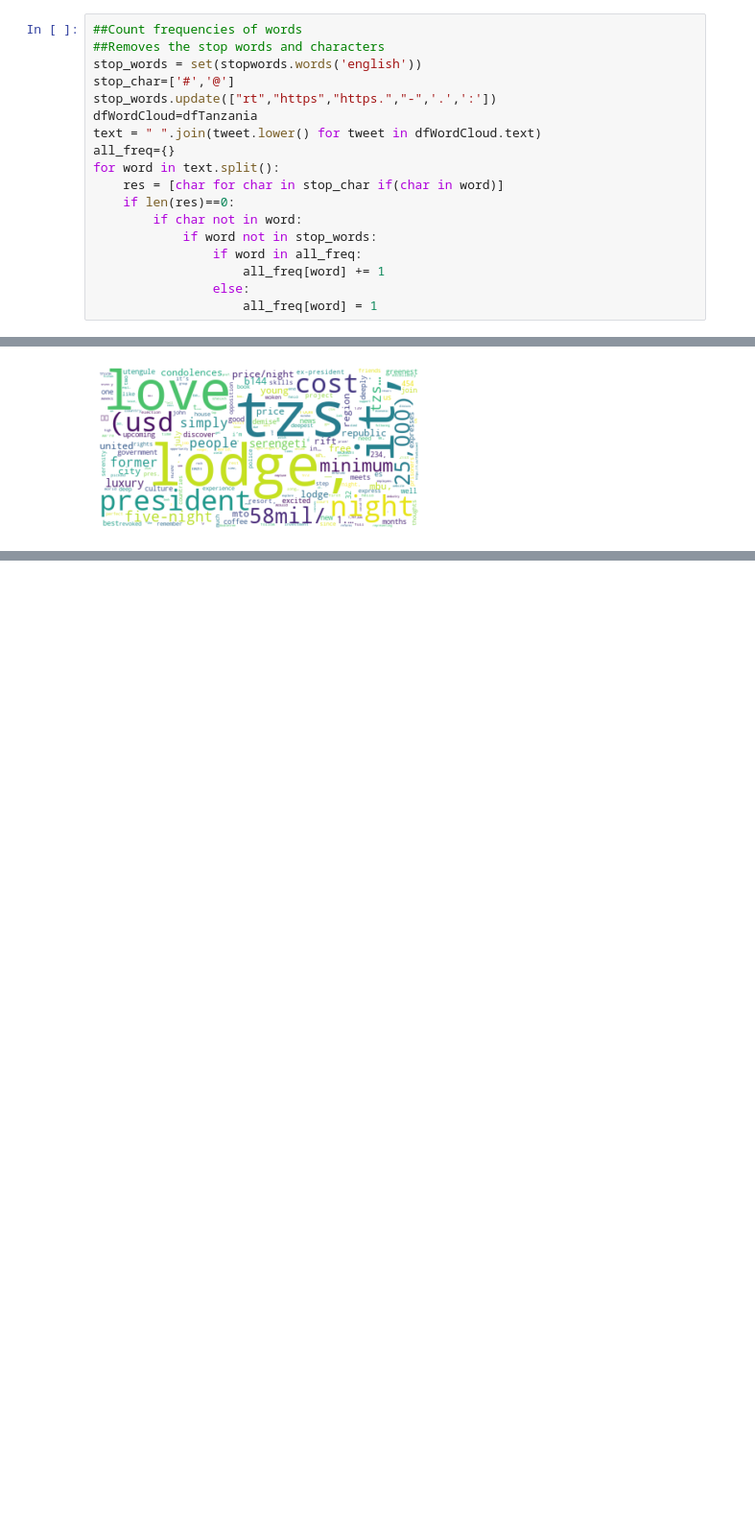
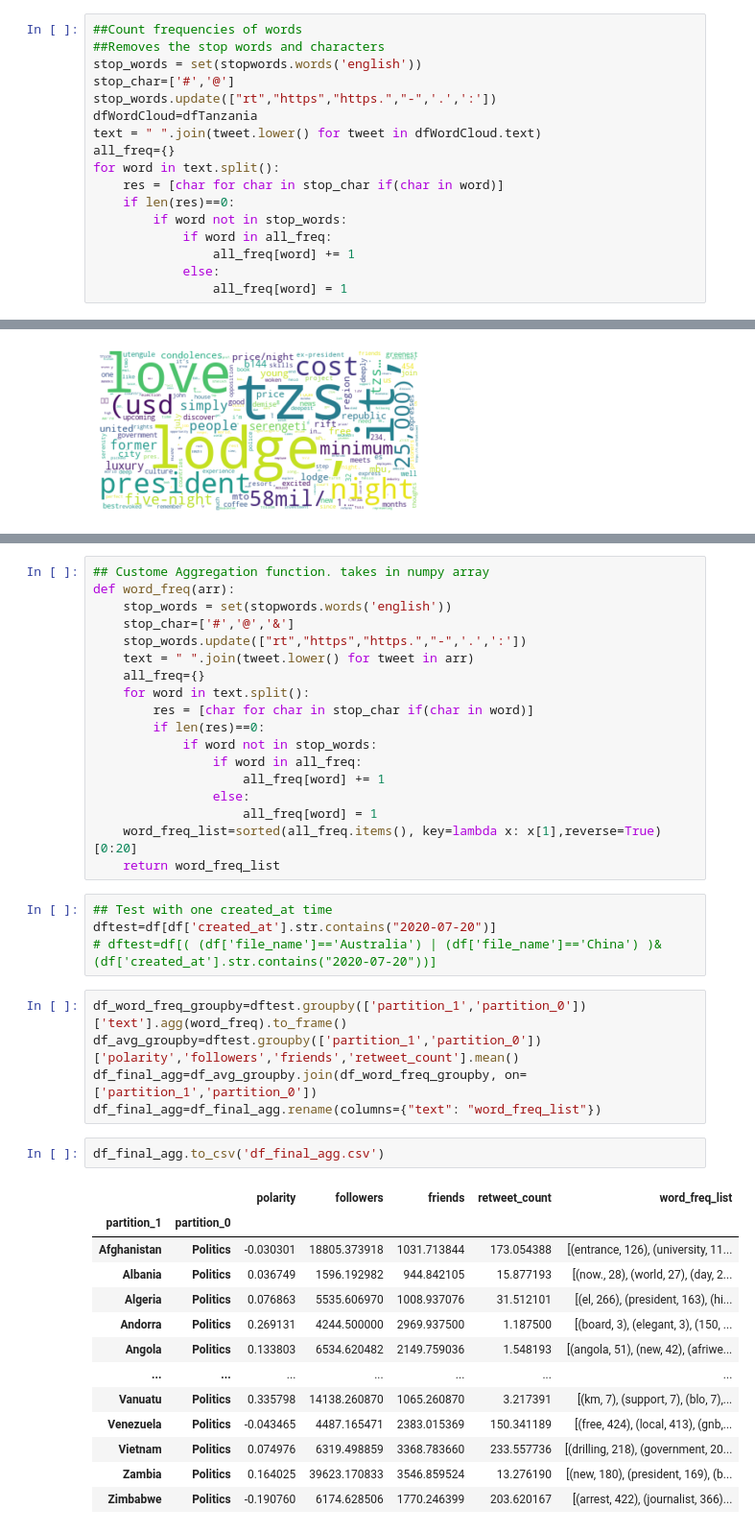
Before and after one commit to wjia26/twitter-sentiment-analysis, a Jupyter notebook: WordCloudAnalysis.ipynb, the cells around one changed output, grey strips where cells are left out. Shown: that part at 96% size. Drawn from its saved outputs; the diff is of its cells as text; blank space fills up the shorter version.

Commit message:
Finished off Aggregation function - will need integrate with Athena

```diff
--- a/WordCloudAnalysis.ipynb
+++ b/WordCloudAnalysis.ipynb
@@ -48,12 +67,11 @@ all_freq={}
 for word in text.split():
     res = [char for char in stop_char if(char in word)]
     if len(res)==0:
-        if char not in word:
-            if word not in stop_words:
-                if word in all_freq:
-                    all_freq[word] += 1
-                else:
-                    all_freq[word] = 1
+        if word not in stop_words:
+            if word in all_freq:
+                all_freq[word] += 1
+            else:
+                all_freq[word] = 1
 # %%
 s = pd.Series(all_freq, name='count')
 s.index.name = 'word'
@@ -83,0 +107,43 @@ plt.show()
+# %%
+## Custome Aggregation function. takes in numpy array
+def word_freq(arr):
+    stop_words = set(stopwords.words('english'))
+    stop_char=['#','@','&']
+    stop_words.update(["rt","https","https.","-",'.',':'])
+    text = " ".join(tweet.lower() for tweet in arr)
+    all_freq={}
+    for word in text.split():
+        res = [char for char in stop_char if(char in word)]
+        if len(res)==0:
+            if word not in stop_words:
+                if word in all_freq:
+                    all_freq[word] += 1
+                else:
+                    all_freq[word] = 1
+    word_freq_list=sorted(all_freq.items(), key=lambda x: x[1],reverse=True)[0:20]
+    return word_freq_list
+# %%
+## Test with one created_at time
+dftest=df[df['created_at'].str.contains("2020-07-20")]
+# dftest=df[( (df['file_name']=='Australia') | (df['file_name']=='China') )& (df['created_at'].str.contains("2020-07-20"))]
+# %%
+df_word_freq_groupby=dftest.groupby(['partition_1','partition_0'])['text'].agg(word_freq).to_frame()
+df_avg_groupby=dftest.groupby(['partition_1','partition_0'])['polarity','followers','friends','retweet_count'].mean()
+df_final_agg=df_avg_groupby.join(df_word_freq_groupby, on=['partition_1','partition_0'])
+df_final_agg=df_final_agg.rename(columns={"text": "word_freq_list"})
+# %%
+df_final_agg.to_csv('df_final_agg.csv')
+# %% [output]
+|  |  | polarity | followers | friends | retweet_count | word_freq_list |
+| partition_1 | partition_0 |  |  |  |  |  |
+| Afghanistan | Politics | -0.030301 | 18805.373918 | 1031.713844 | 173.054388 | [(entrance, 126), (university, 11... |
+| Albania | Politics | 0.036749 | 1596.192982 | 944.842105 | 15.877193 | [(now., 28), (world, 27), (day, 2... |
+| Algeria | Politics | 0.076863 | 5535.606970 | 1008.937076 | 31.512101 | [(el, 266), (president, 163), (hi... |
+| Andorra | Politics | 0.269131 | 4244.500000 | 2969.937500 | 1.187500 | [(board, 3), (elegant, 3), (150, ... |
+| Angola | Politics | 0.133803 | 6534.620482 | 2149.759036 | 1.548193 | [(angola, 51), (new, 42), (afriwe... |
+| ... | ... | ... | ... | ... | ... | ... |
+| Vanuatu | Politics | 0.335798 | 14138.260870 | 1065.260870 | 3.217391 | [(km, 7), (support, 7), (blo, 7),... |
+| Venezuela | Politics | -0.043465 | 4487.165471 | 2383.015369 | 150.341189 | [(free, 424), (local, 413), (gnb,... |
+| Vietnam | Politics | 0.074976 | 6319.498859 | 3368.783660 | 233.557736 | [(drilling, 218), (government, 20... |
+| Zambia | Politics | 0.164025 | 39623.170833 | 3546.859524 | 13.276190 | [(new, 180), (president, 169), (b... |
+| Zimbabwe | Politics | -0.190760 | 6174.628506 | 1770.246399 | 203.620167 | [(arrest, 422), (journalist, 366)... |
```
Also changed, not shown: parts of 6 cells of this notebook, 1 other file.
